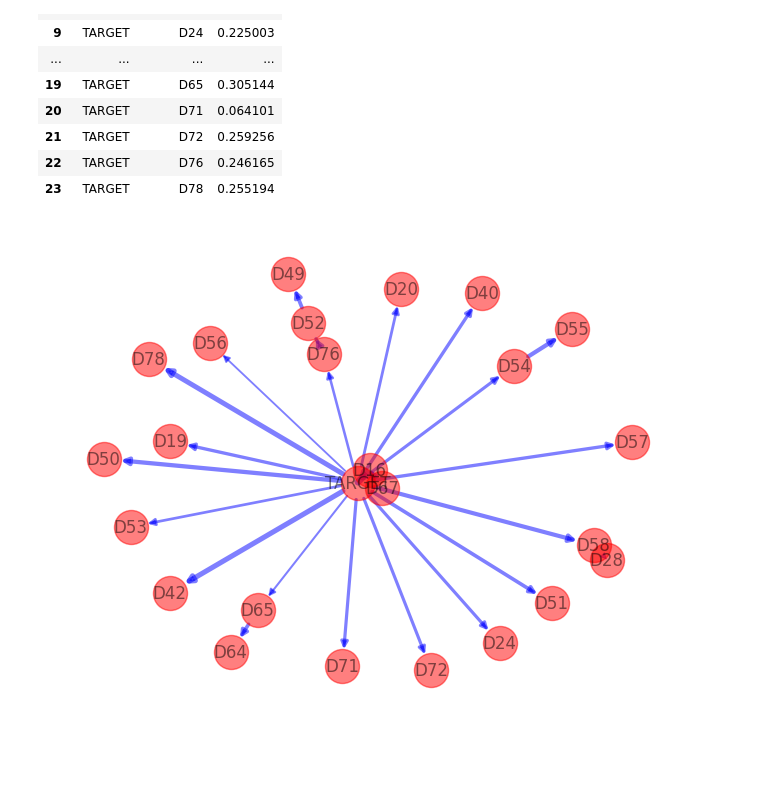
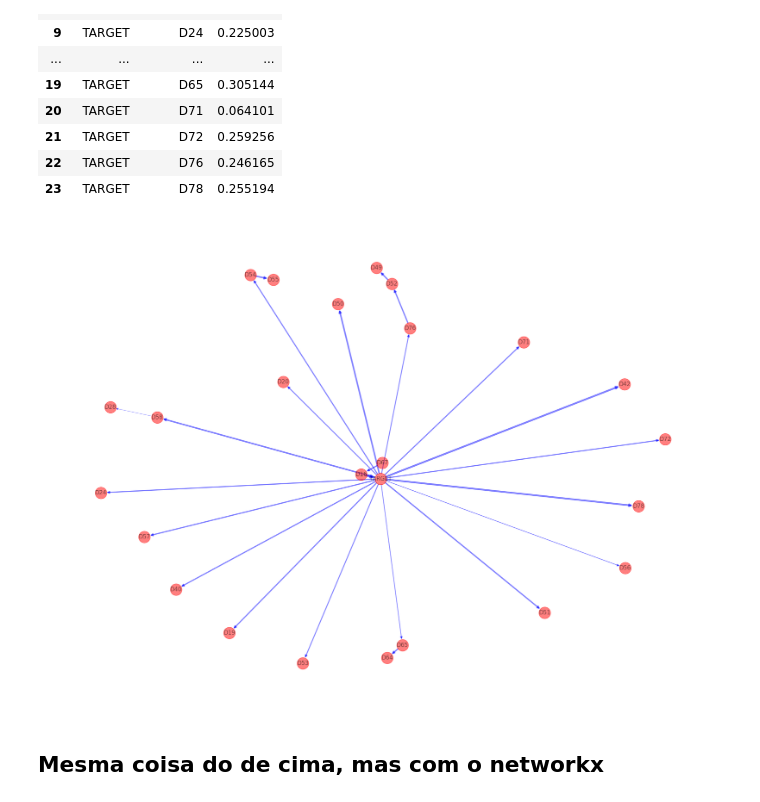
Before and after one commit to clairtonluz/MBA-em-ciencia-de-dados, a Jupyter notebook: Redução de dimensionalidade/exercicios/EXERCICIO_4_DESCRITORES MATEMATICA - 2023 - CLAIRTON CARNEIRO LUZ.ipynb, the cells around one changed output. Saved outputs shown, nothing was run; the diff lists cells and outputs as text; code cells hidden in the pictures; blank space fills up the shorter version.

```diff
--- a/Redução de dimensionalidade/exercicios/EXERCICIO_4_DESCRITORES MATEMATICA - 2023 - CLAIRTON CARNEIRO LUZ.ipynb
+++ b/Redução de dimensionalidade/exercicios/EXERCICIO_4_DESCRITORES MATEMATICA - 2023 - CLAIRTON CARNEIRO LUZ.ipynb
@@ -166,7 +166,13 @@ dtree
 # %%
 Gtree=nx.from_pandas_edgelist(dtree,'ORIGEM','DESTINO','W',create_using=nx.DiGraph())
 # %%
+import matplotlib.pyplot as plt
+
+plt.figure(figsize=(20,14))
+
 nx.draw(Gtree,node_color='red',with_labels=True, width=dtree.W.values*10,node_size=600,edge_color='blue',alpha=0.5)
 # nx.draw(G,node_color='red',with_labels = True,width=dpps.ppscore.values*10,node_size=500,edge_color='blue',alpha=0.5)
 # %% [output]
-[figure, old version]
+[figure, new version]
+# %% [markdown]
+## Mesma coisa do de cima, mas com o networkx
```
Also changed, not shown: parts of 4 cells of this notebook.
